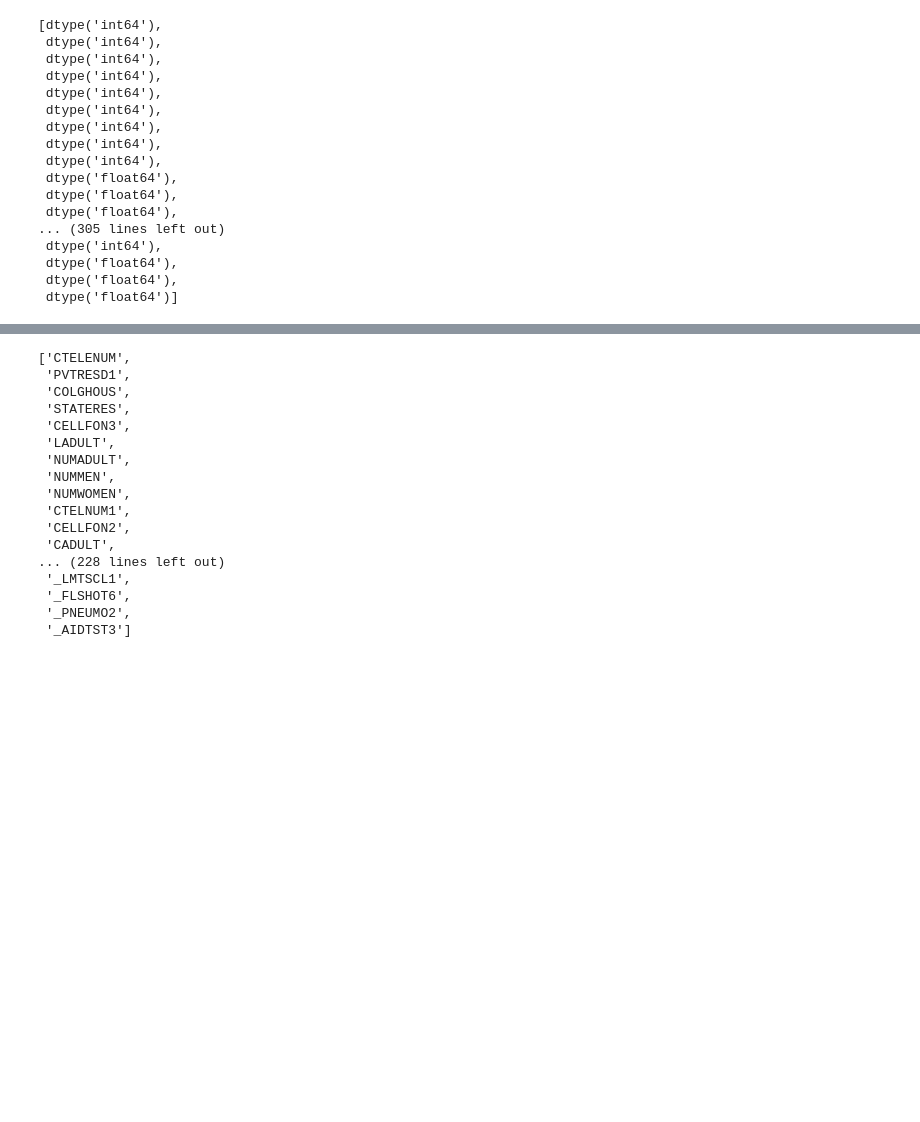
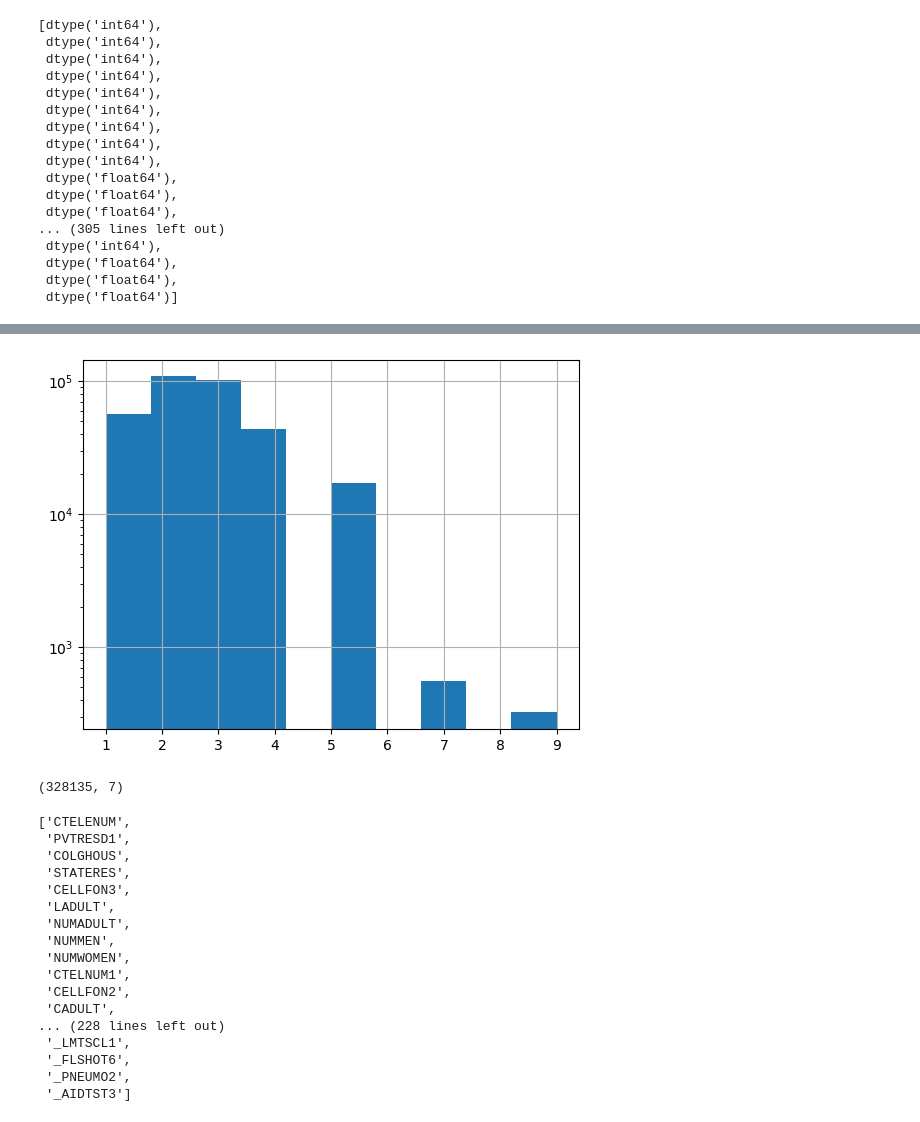
Before and after one commit to epfml/ml-project-1-whai, a Jupyter notebook: seeing_data.ipynb, the cells around one changed output, grey strips where cells are left out. Saved outputs shown, nothing was run; the diff lists cells and outputs as text; code cells hidden in the pictures; blank space fills up the shorter version.

```diff
--- a/seeing_data.ipynb
+++ b/seeing_data.ipynb
@@ -77,0 +89,5 @@ Name: EXEROFT1, Length: 328135, dtype: float64
+# %%
+x_tr["GENHLTH"].hist()
+plt.yscale("log")
+# %% [output]
+[figure, added]
@@ -80,3 +99,7 @@ x_tr_cleaned=x_tr.fillna(0)
+# %%
+x_tr_cleaned.shape
+# %% [output]
+(328135, 7)
 # %%
 features_to_scale=[]
 for feature in list(x_tr.columns):
```
Also changed, not shown: parts of 43 cells of this notebook.
